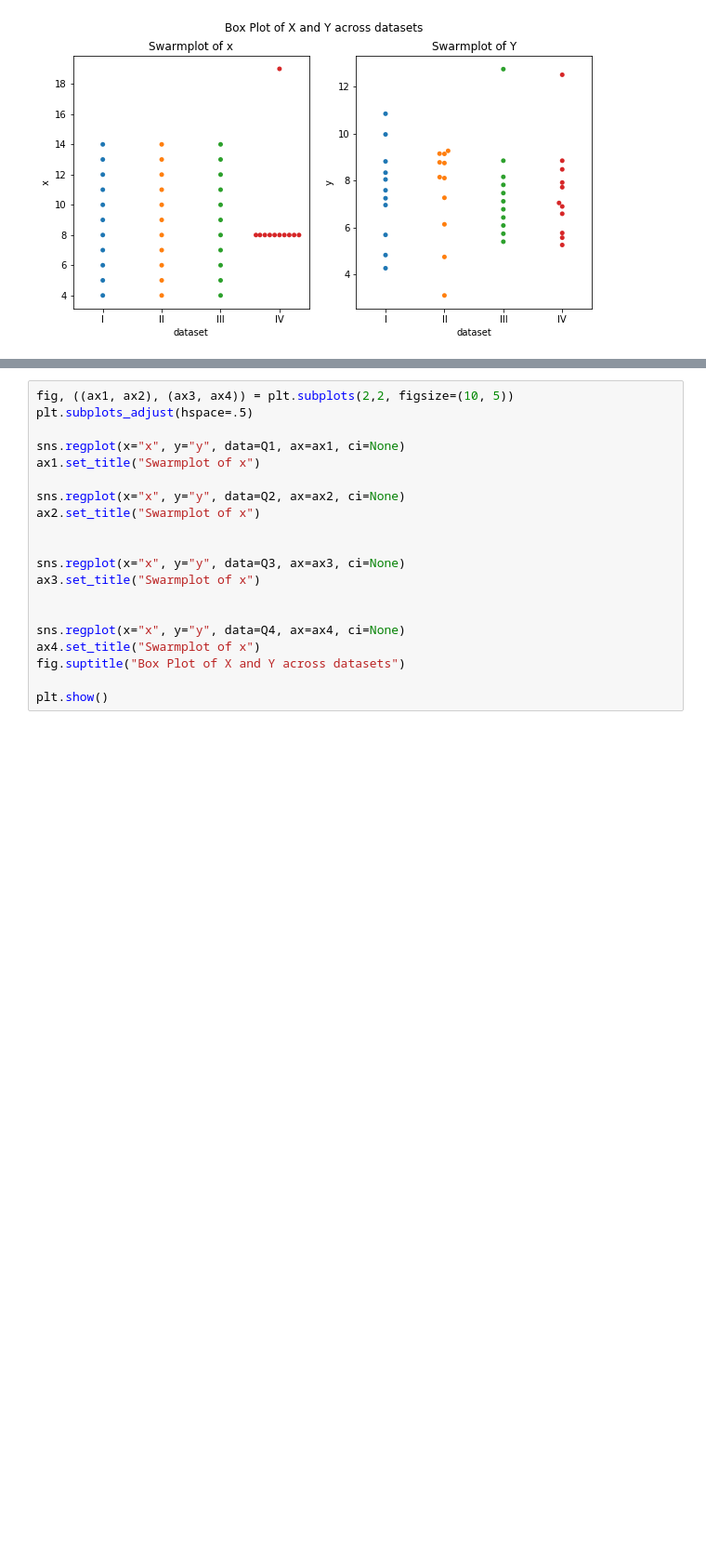
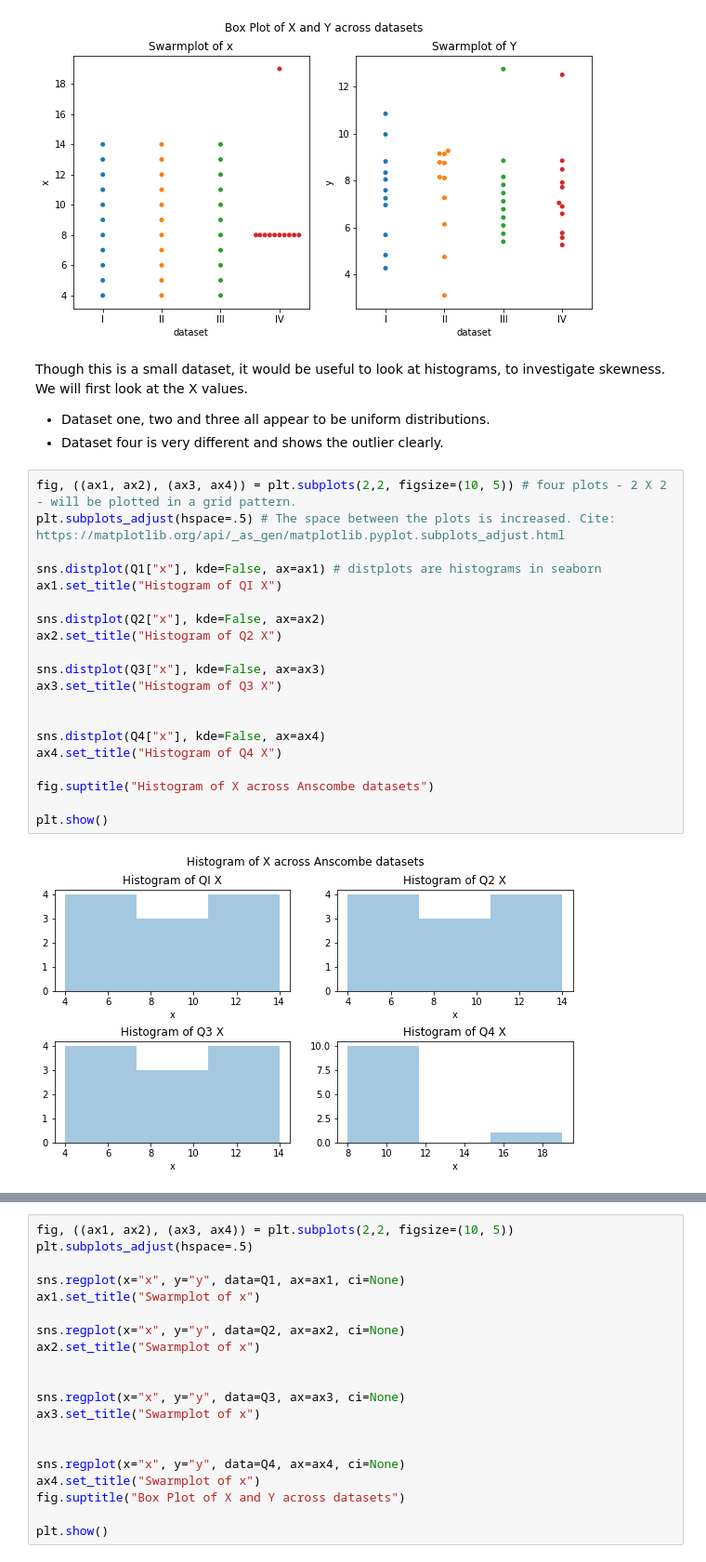
Before and after one commit to dermotkel/fundamentals-of-data-analysis-, a Jupyter notebook: Fundamentals of Data Analysis .ipynb, the cells around one changed output, grey strips where cells are left out. Shown at 93% size. Drawn from its saved outputs; the diff is of its cells as text; blank space fills up the shorter version.

```diff
--- a/Fundamentals of Data Analysis .ipynb
+++ b/Fundamentals of Data Analysis .ipynb
@@ -382,3 +395,30 @@ fig.suptitle("Box Plot of X and Y across datasets")
 plt.show()
 # %% [output]
 [figure]
+# %% [markdown]
+Though this is a small dataset, it would be useful to look at histograms, to investigate skewness. We will first look at the X values.
+
+- Dataset one, two and three all appear to be uniform distributions.
+- Dataset four is very different and shows the outlier clearly.
+# %%
+fig, ((ax1, ax2), (ax3, ax4)) = plt.subplots(2,2, figsize=(10, 5)) # four plots - 2 X 2 - will be plotted in a grid pattern.
+plt.subplots_adjust(hspace=.5) # The space between the plots is increased. Cite: https://matplotlib.org/api/_as_gen/matplotlib.pyplot.subplots_adjust.html
+
+sns.distplot(Q1["x"], kde=False, ax=ax1) # distplots are histograms in seaborn
+ax1.set_title("Histogram of QI X")
+
+sns.distplot(Q2["x"], kde=False, ax=ax2)
+ax2.set_title("Histogram of Q2 X")
+
+sns.distplot(Q3["x"], kde=False, ax=ax3)
+ax3.set_title("Histogram of Q3 X")
+
+
+sns.distplot(Q4["x"], kde=False, ax=ax4)
+ax4.set_title("Histogram of Q4 X")
+
+fig.suptitle("Histogram of X across Anscombe datasets")
+
+plt.show()
+# %% [output]
+[figure, added]
```
Also changed, not shown: parts of 6 cells of this notebook.
